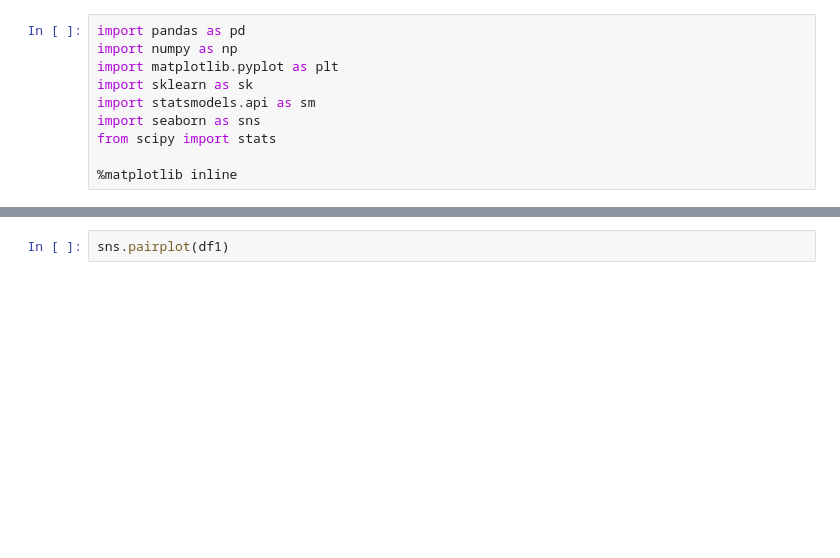
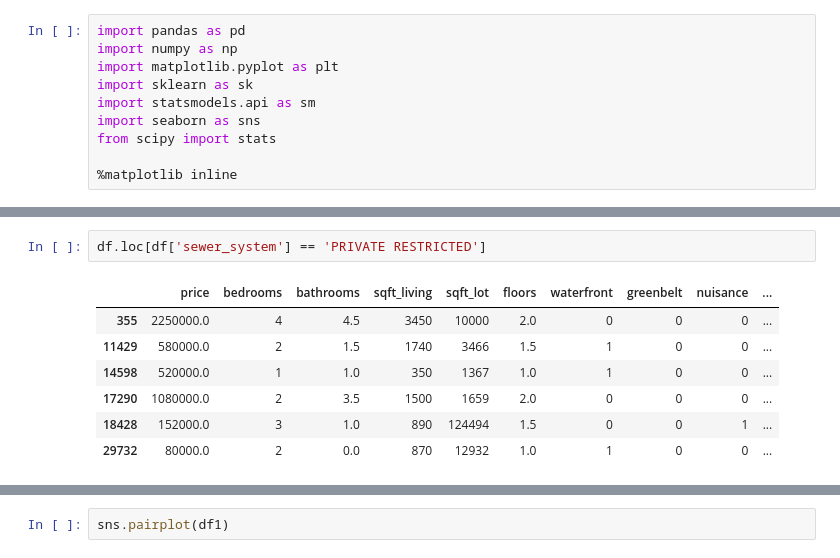
Before and after one commit to josecastillofl/Phase_2_Project, a Jupyter notebook: Untitled.ipynb, the cells around one changed output, grey strips where cells are left out. Saved outputs shown, nothing was run; the diff lists cells and outputs as text; blank space fills up the shorter version.

```diff
--- a/Untitled.ipynb
+++ b/Untitled.ipynb
@@ -45,0 +99,10 @@ df1 = df.drop(['waterfront', 'greenbelt', 'nuisance', 'grade', 'heat_source', 's
+# %%
+df.loc[df['sewer_system'] == 'PRIVATE RESTRICTED']
+# %% [output]
+|  | price | bedrooms | bathrooms | sqft_living | sqft_lot | floors | waterfront | greenbelt | nuisance | ... |
+| 355 | 2250000.0 | 4 | 4.5 | 3450 | 10000 | 2.0 | 0 | 0 | 0 | ... |
+| 11429 | 580000.0 | 2 | 1.5 | 1740 | 3466 | 1.5 | 1 | 0 | 0 | ... |
+| 14598 | 520000.0 | 1 | 1.0 | 350 | 1367 | 1.0 | 1 | 0 | 0 | ... |
+| 17290 | 1080000.0 | 2 | 3.5 | 1500 | 1659 | 2.0 | 0 | 0 | 0 | ... |
+| 18428 | 152000.0 | 3 | 1.0 | 890 | 124494 | 1.5 | 0 | 0 | 1 | ... |
+| 29732 | 80000.0 | 2 | 0.0 | 870 | 12932 | 1.0 | 1 | 0 | 0 | ... |
```
Also changed, not shown: parts of 36 cells of this notebook.
